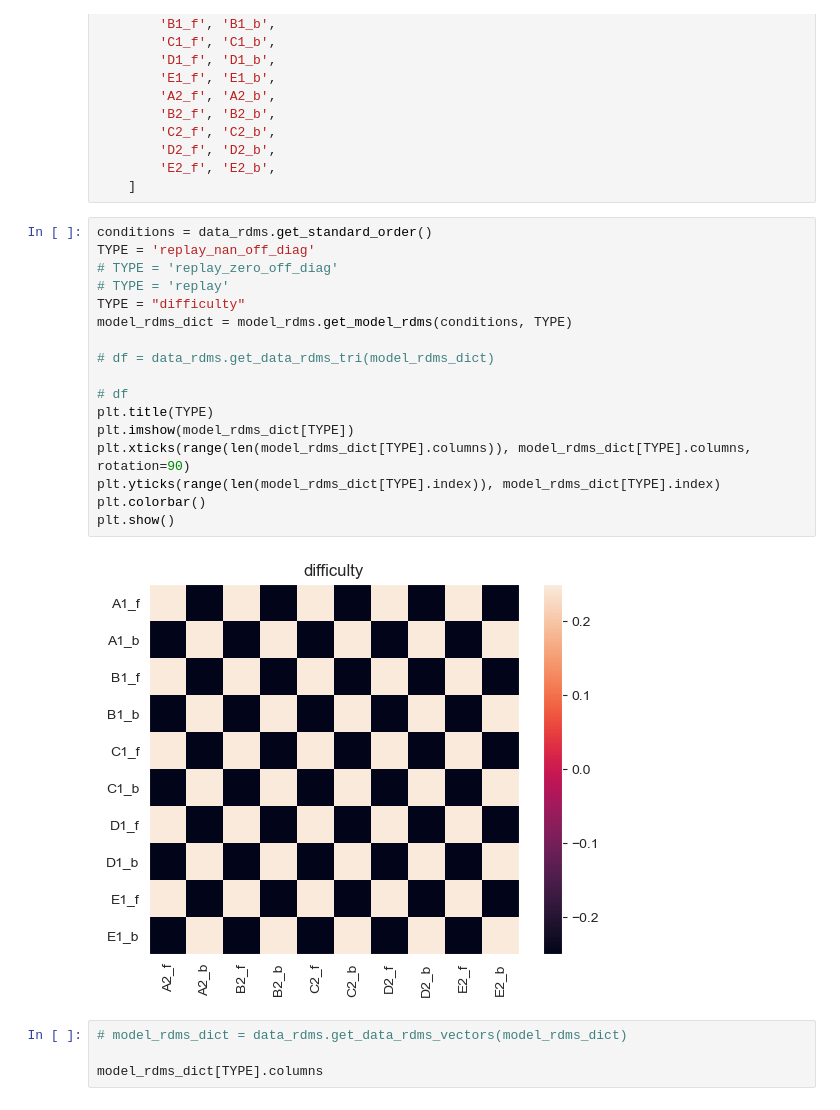
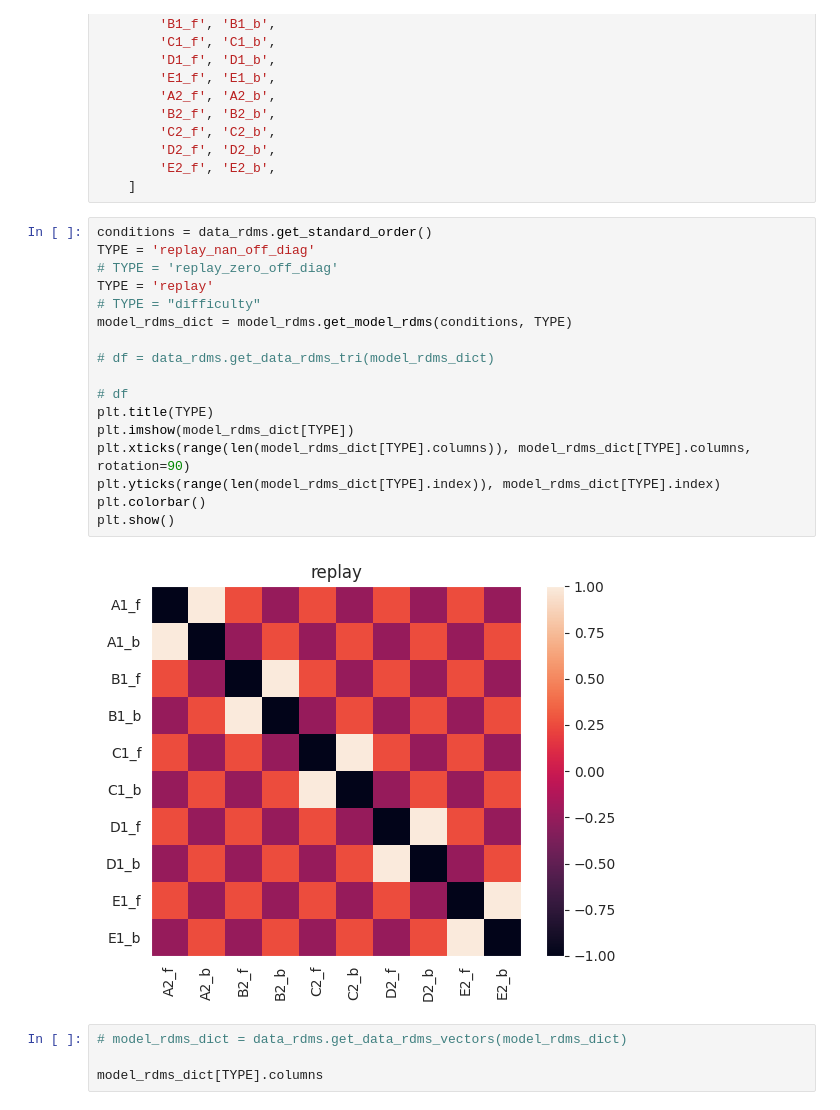
Before and after one commit to alifuaziz/multiple_clocks_repo, a Jupyter notebook: mc/replay_analysis/scripts/notebook-model-rdms.ipynb, the cells around one changed output. Saved outputs shown, nothing was run; the diff lists cells and outputs as text.

```diff
--- a/mc/replay_analysis/scripts/notebook-model-rdms.ipynb
+++ b/mc/replay_analysis/scripts/notebook-model-rdms.ipynb
@@ -37,22 +34,22 @@ conditions = [
 # %%
 conditions = data_rdms.get_standard_order()
 TYPE = 'replay_nan_off_diag'
 # TYPE = 'replay_zero_off_diag'
-# TYPE = 'replay'
-TYPE = "difficulty"
+TYPE = 'replay'
+# TYPE = "difficulty"
 model_rdms_dict = model_rdms.get_model_rdms(conditions, TYPE)
 
 # df = data_rdms.get_data_rdms_tri(model_rdms_dict)
 
 # df
 plt.title(TYPE)
 plt.imshow(model_rdms_dict[TYPE])
 plt.xticks(range(len(model_rdms_dict[TYPE].columns)), model_rdms_dict[TYPE].columns, rotation=90)
 plt.yticks(range(len(model_rdms_dict[TYPE].index)), model_rdms_dict[TYPE].index)
 plt.colorbar()
 plt.show()
 # %% [output]
-[figure, old version]
+[figure, new version]
 # %%
 # model_rdms_dict = data_rdms.get_data_rdms_vectors(model_rdms_dict)
 
```
Also changed, not shown: parts of 1 cell of this notebook, 12 other files.
